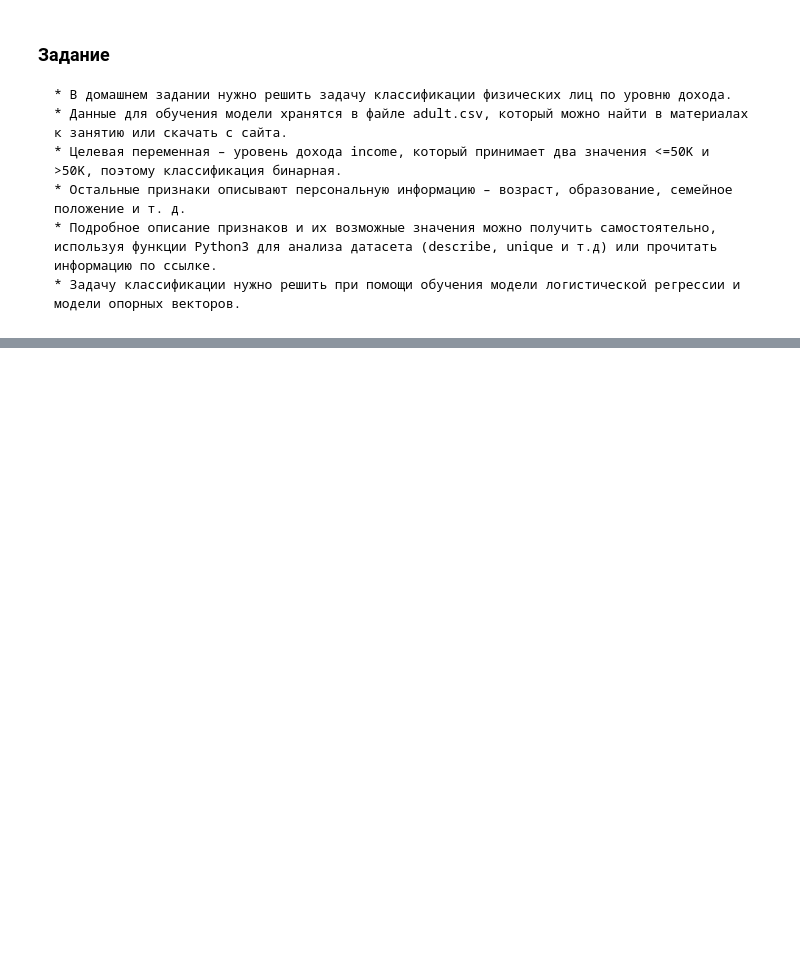
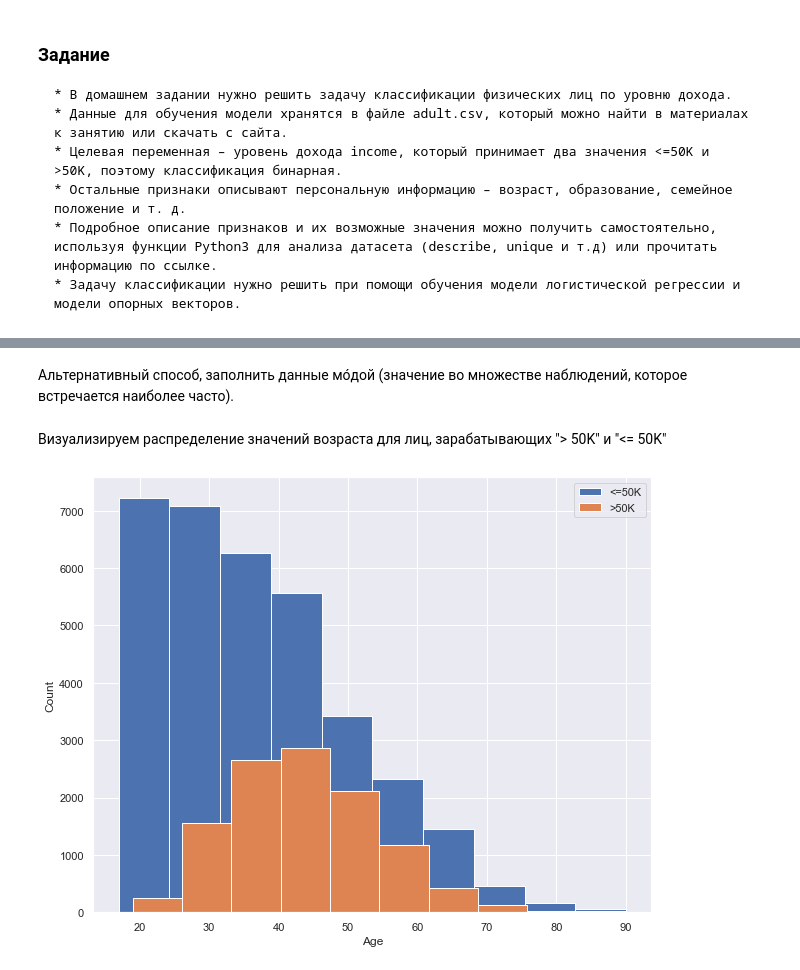
Before and after one commit to natkhosh/ML_Netology, a Jupyter notebook: 02_Classification/Classification_regression_SVM.ipynb, the cells around one changed output, grey strips where cells are left out. Drawn from its saved outputs; the diff is of its cells as text; code cells hidden in the pictures; blank space fills up the shorter version.

```diff
--- a/02_Classification/Classification_regression_SVM.ipynb
+++ b/02_Classification/Classification_regression_SVM.ipynb
@@ -19,2 +27,3 @@ import matplotlib.pyplot as plt  # Библиотека для визуализ
 # %%
-data = pd.read_csv('adult.csv')
+df = pd.read_csv( 'adult.csv', na_values='?')
+df.head()
@@ -52,0 +73,4 @@ memory usage: 991.7+ KB
+# %%
+df = df.dropna()
+# %% [markdown]
+Альтернативный способ, заполнить данные мо́дой (значение во множестве наблюдений, которое встречается наиболее часто).
@@ -52,0 +81,11 @@ memory usage: 991.7+ KB
+# %% [markdown]
+Визуализируем распределение значений возраста для лиц, зарабатывающих "> 50K" и "<= 50K"
+# %%
+plt.figure(figsize=(10,8))
+df.groupby('income')['age'].hist()
+plt.ylabel('Count')
+plt.xlabel('Age')
+plt.legend(np.array(["<=50K", ">50K"]))
+plt.show()
+# %% [output]
+[figure, added]
```
Also changed, not shown: parts of 34 cells of this notebook.
